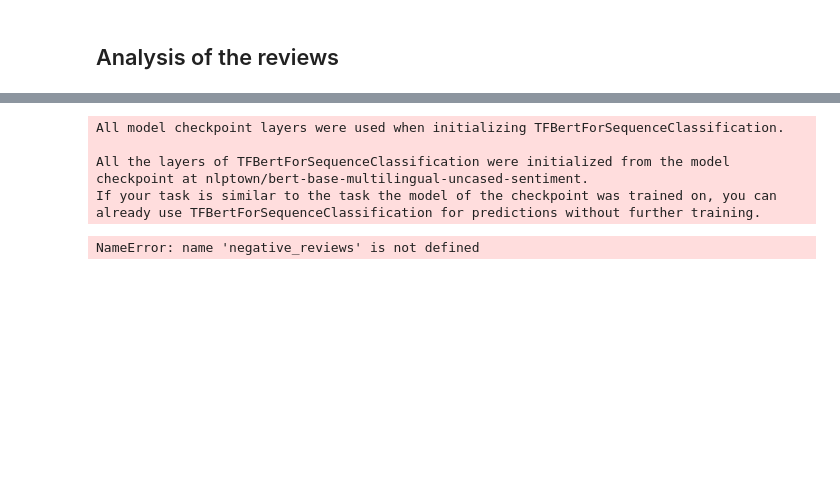
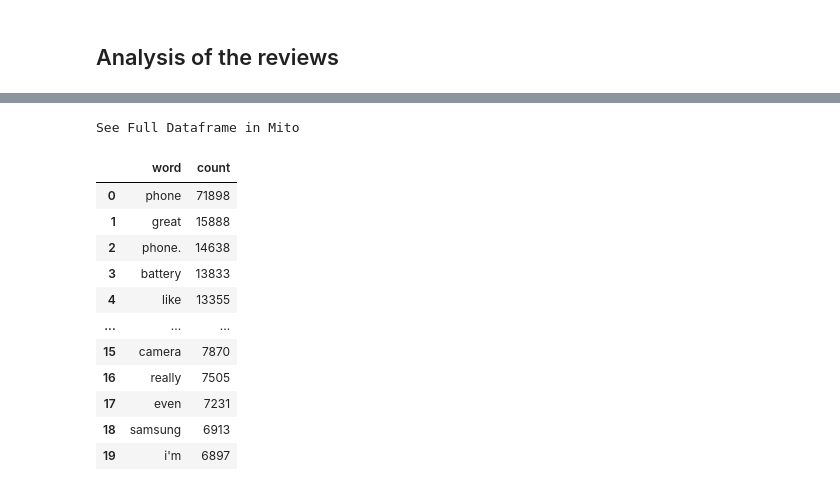
Before and after one commit to imostafizur/Feedback_Analysis, a Jupyter notebook: AmazonReviewAnalysis.ipynb, the cells around one changed output, grey strips where cells are left out. Drawn from its saved outputs; the diff is of its cells as text; code cells hidden in the pictures; blank space fills up the shorter version.

Commit message:
Error fixed

```diff
--- a/AmazonReviewAnalysis.ipynb
+++ b/AmazonReviewAnalysis.ipynb
@@ -144,9 +146,6 @@ merged_df.to_csv('Dataset/updated_merged_dataset.csv', index=False)
 # %%
 # read the updated merged dataset
 merged_df = pd.read_csv('Dataset/updated_merged_dataset.csv')
-# %%
-# Load the updated dataset
-merged_df = pd.read_csv('Dataset/updated_merged_dataset.csv')
 # %%
 # Columns name
 merged_df.columns
@@ -588,29 +193,20 @@ df_samsung = df[df['product_brand'].str.contains('samsung', case=False)]
-# %%
-# perform sentiment analysis on the 'body' column using BERT model
-classifier = pipeline('sentiment-analysis',
-                      model='nlptown/bert-base-multilingual-uncased-sentiment')
-num_reviews = len(df_samsung)
-positive_reviews = 0
-negative_reviews = 0
-reviews_text = ''
-
-for i in range(num_reviews):
-    review = df_samsung.iloc[i]['body']
-    result = classifier(review, max_length=512, truncation=True, batch_size=1)
-    sentiment = result[0]['label']
-    if sentiment == 'POSITIVE':
-        positive_reviews += 1
-    else:
-        negative_reviews += 1
-    reviews_text += review
-# %% [output]
-All model checkpoint layers were used when initializing TFBertForSequenceClassification.
-
-All the layers of TFBertForSequenceClassification were initialized from the model checkpoint at nlptown/bert-base-multilingual-uncased-sentiment.
-If your task is similar to the task the model of the checkpoint was trained on, you can already use TFBertForSequenceClassification for predictions without further training.
-# %%
-# calculate the percentage of positive and negative reviews
-perc_pos_reviews = positive_reviews / num_reviews * 100
-perc_neg_reviews = negative_reviews / num_reviews * 100
-# %% [output]
-NameError: name 'negative_reviews' is not defined
+# %%
+# Most Frequent Words
+merged_df = pd.DataFrame(top_words, columns=['word', 'count'])
+# Print Most Frequent Words
+merged_df = merged_df.sort_values(by='count', ascending=False)
+merged_df.head(20)
+# %% [output]
+See Full Dataframe in Mito
+|  | word | count |
+| 0 | phone | 71898 |
+| 1 | great | 15888 |
+| 2 | phone. | 14638 |
+| 3 | battery | 13833 |
+| 4 | like | 13355 |
+| ... | ... | ... |
+| 15 | camera | 7870 |
+| 16 | really | 7505 |
+| 17 | even | 7231 |
+| 18 | samsung | 6913 |
+| 19 | i'm | 6897 |
```
Also changed, not shown: parts of 23 cells of this notebook.
